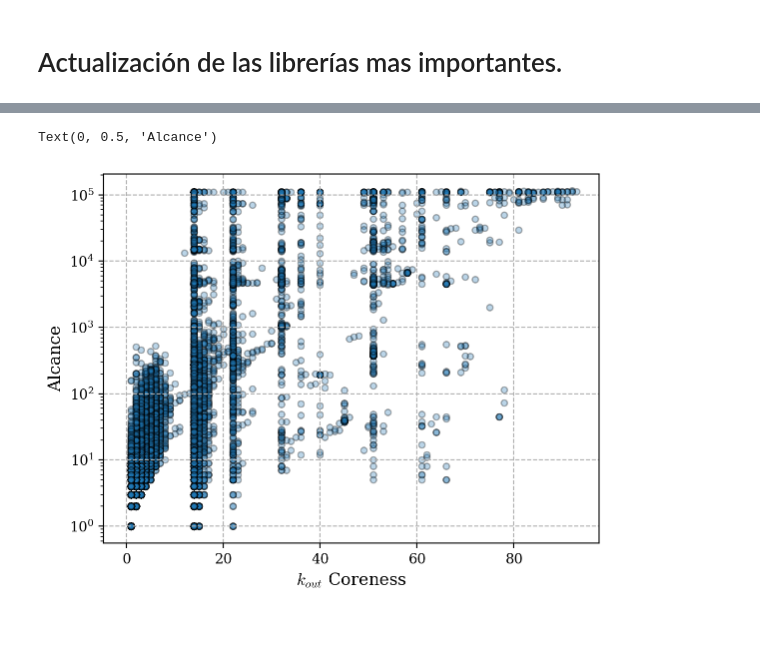
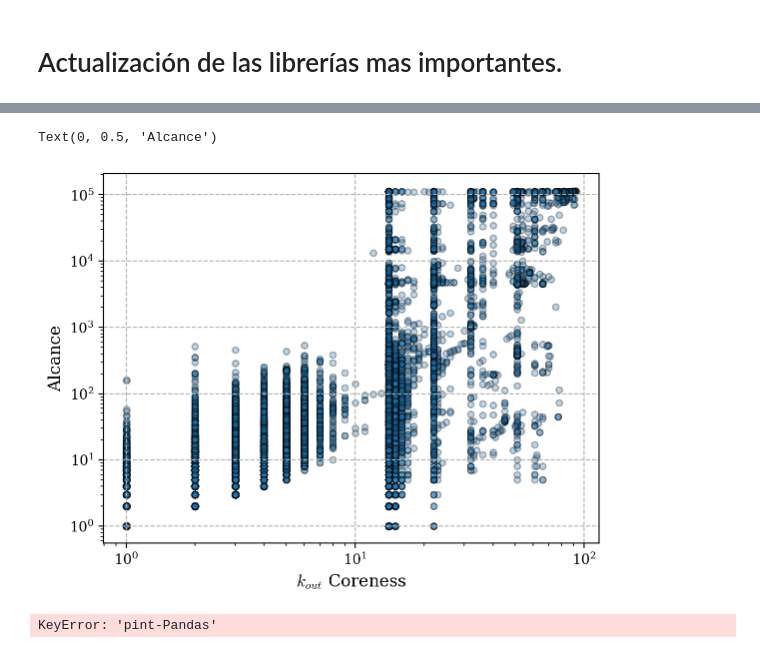
Before and after one commit to facundojgarcia02/CoNet, a Jupyter notebook: Tp Final/analysis/Propagation/propagation.ipynb, the cells around one changed output, grey strips where cells are left out. Drawn from its saved outputs; the diff is of its cells as text; code cells hidden in the pictures.

```diff
--- a/Tp Final/analysis/Propagation/propagation.ipynb
+++ b/Tp Final/analysis/Propagation/propagation.ipynb
@@ -22,7 +22,7 @@ rcParams['figure.dpi'] = 100
 rcParams['legend.fontsize'] = 10
 rcParams['axes.labelsize'] = 'large'
 # %%
-G = nx.read_gexf("../../PyPi Network V3.gexf")
+G = nx.read_gexf("../../state_files/PyPi Network V3.gexf")
 print(G)
 # %% [output]
 DiGraph with 168382 nodes and 783493 edges
@@ -260,7 +262,7 @@ with plt.rc_context({
 # %% [markdown]
 # Actualización de las librerías mas importantes.
 # %%
-with open("../../PyPi filtered DataFrame.df", "rb") as f:
+with open("../../PyPi DataFrame V4.df", "rb") as f:
     df = pickle.load(f)
 
 df.head(5)
@@ -272,9 +274,9 @@ df.head(5)
 | 0x-contract-addresses | [mypy-extensions, bandit, black, ... | ethereum cryptocurrency 0x decent... | Apache 2.0 | 3.0.0 | >=3.6, <4 | [Development Status :: 5 - Produc... | 6.0 | ... |
 | 0x-contract-artifacts | [mypy-extensions, bandit, black, ... | ethereum cryptocurrency 0x decent... | Apache 2.0 | 3.0.0 | >=3.6, <4 | [Development Status :: 5 - Produc... | 4.0 | ... |
 # %%
-jsons_path = "C:/Users/facuj/Desktop/Facultad/RCA/PyPi Scrap/jsons"
-saved_file = "../../Releases.json"
-filtered_releases_fname = "../../Filtered Releases.pickle" # Guardo con pickle para tener los datetimes.
+jsons_path = "path/to/jsons"
+saved_file = "../../state_files/Releases.json"
+filtered_releases_fname = "../../state_files/Filtered Releases.pickle" # Guardo con pickle para tener los datetimes.
 
 # Intentamos cargar el archivo filtrado.
 try:
@@ -350,14 +352,15 @@ except FileNotFoundError:
 # %%
 index_map = {v: i for i, v in enumerate(list(coreness.keys()))}
 
 reach_dict = {lib: reach for lib, reach in reach_by_node["Reach"].items()}
 reach_dict = dict(sorted(reach_dict.items(), key=lambda pair: index_map[pair[0]]))
 
 plt.scatter(coreness.values(), reach_dict.values(), ec="black", s=20, alpha=0.3)
 plt.grid(ls="--")
 plt.yscale("log")
+plt.xscale("log")
 plt.xlabel("$k_{out}$ Coreness")
 plt.ylabel("Alcance")
 # %% [output]
 Text(0, 0.5, 'Alcance')
-[figure, old version]
+[figure, new version]
@@ -363,0 +369,4 @@ Text(0, 0.5, 'Alcance')
+# %%
+sorted(filtered_releases_with_date["pint-Pandas"].items(), key = lambda x: x[1])
+# %% [output]
+KeyError: 'pint-Pandas'
```
Also changed, not shown: parts of 4 cells of this notebook, 14 other files.
